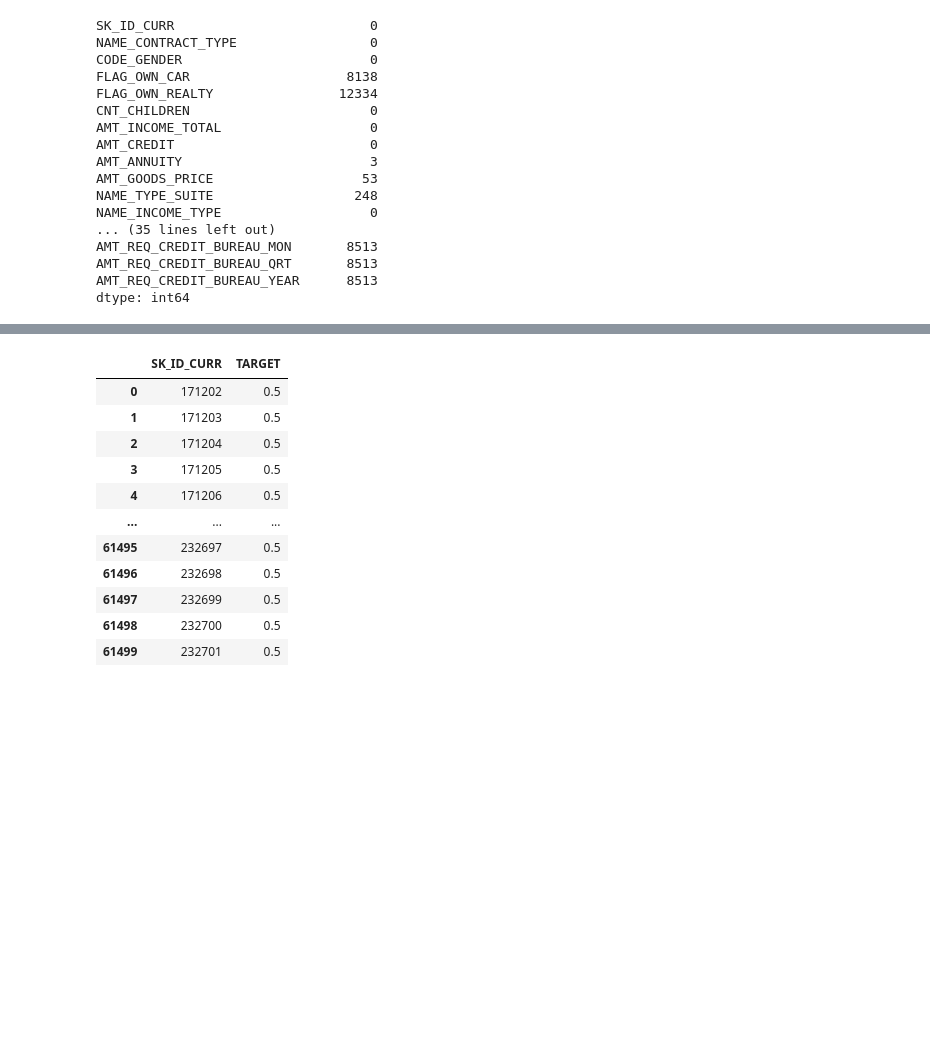
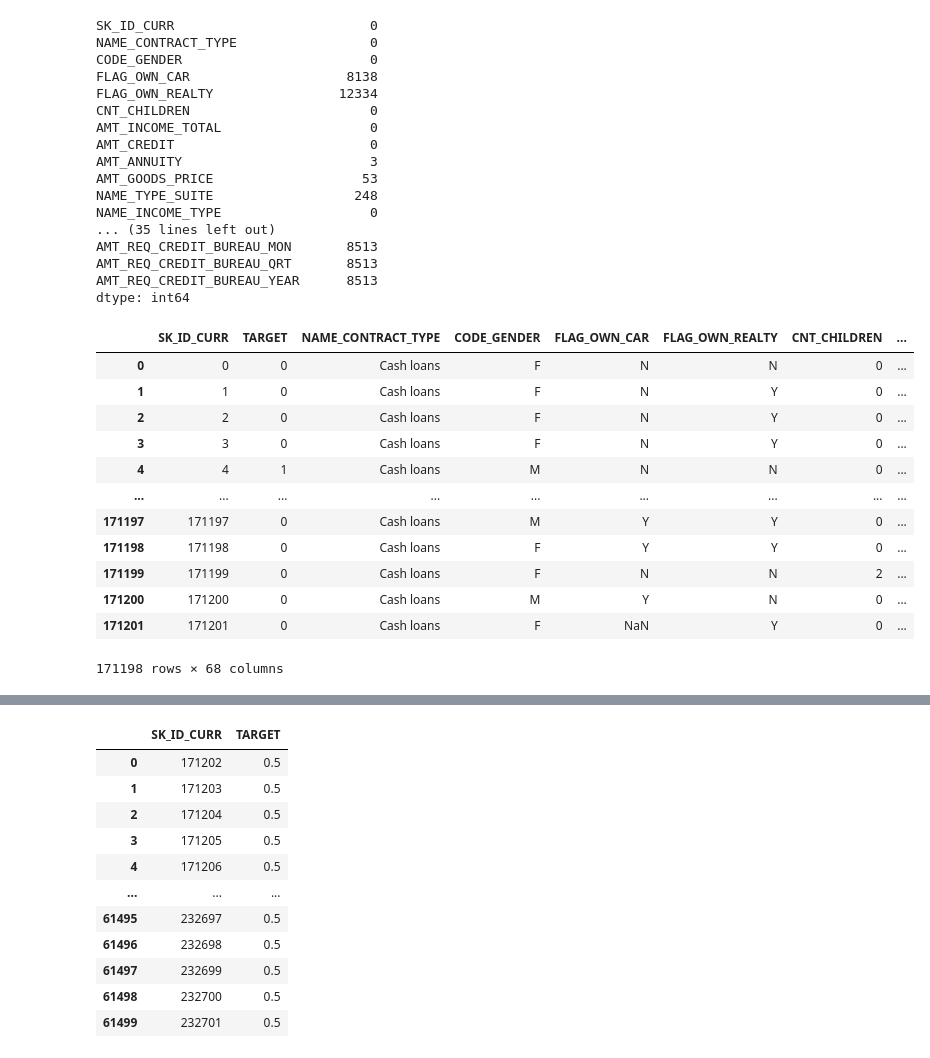
Before and after one commit to world779/GCI, a Jupyter notebook: home_credit_default_risk.ipynb, the cells around one changed output, grey strips where cells are left out. Saved outputs shown, nothing was run; the diff lists cells and outputs as text; code cells hidden in the pictures; blank space fills up the shorter version.

```diff
--- a/home_credit_default_risk.ipynb
+++ b/home_credit_default_risk.ipynb
@@ -98,0 +117,30 @@ df_test.loc[(df_test["NAME_HOUSING_TYPE"].values == "With parents ") & (df_test[
+# %%
+df["AGE_INT"]=df["DAYS_BIRTH"]/-365
+df_test["AGE_INT"]=df_test["DAYS_BIRTH"]/-365
+# %%
+df=df.drop("DAYS_BIRTH",axis=1)
+df_test=df_test.drop("DAYS_BIRTH",axis=1)
+# %%
+#df['NEW_CREDIT_TO_ANNUITY_RATIO'] = df['AMT_CREDIT'] / df['AMT_ANNUITY']
+df['NEW_CREDIT_TO_GOODS_RATIO'] = df['AMT_CREDIT'] / df['AMT_GOODS_PRICE']
+df['NEW_DOC_IND_KURT'] = df[docs].kurtosis(axis=1)
+df['NEW_LIVE_IND_SUM'] = df[live].sum(axis=1)
+df['NEW_INC_PER_CHLD'] = df['AMT_INCOME_TOTAL'] / (1 + df['CNT_CHILDREN'])
+df['NEW_INC_BY_ORG'] = df['ORGANIZATION_TYPE'].map(inc_by_org)
+#df['NEW_EMPLOY_TO_BIRTH_RATIO'] = df['DAYS_EMPLOYED'] / df['DAYS_BIRTH']
+#df['NEW_ANNUITY_TO_INCOME_RATIO'] = df['AMT_ANNUITY'] / (1 + df['AMT_INCOME_TOTAL'])
+df['NEW_SOURCES_PROD'] = df['EXT_SOURCE_1'] * df['EXT_SOURCE_2'] * df['EXT_SOURCE_3']
+df['NEW_EXT_SOURCES_MEAN'] = df[['EXT_SOURCE_1', 'EXT_SOURCE_2', 'EXT_SOURCE_3']].mean(axis=1)
+df['NEW_SCORES_STD'] = df[['EXT_SOURCE_1', 'EXT_SOURCE_2', 'EXT_SOURCE_3']].std(axis=1)
+df['NEW_SCORES_STD'] = df['NEW_SCORES_STD'].fillna(df['NEW_SCORES_STD'].mean())
+df['NEW_CAR_TO_BIRTH_RATIO'] = df['OWN_CAR_AGE'] / df['AGE_INT']
+df['NEW_CAR_TO_EMPLOY_RATIO'] = df['OWN_CAR_AGE'] / df['DAYS_EMPLOYED']
+df['NEW_PHONE_TO_BIRTH_RATIO'] = df['DAYS_LAST_PHONE_CHANGE'] / df['AGE_INT']
+df['NEW_PHONE_TO_BIRTH_RATIO_EMPLOYER'] = df['DAYS_LAST_PHONE_CHANGE'] / df['DAYS_EMPLOYED']
+#df['NEW_CREDIT_TO_INCOME_RATIO'] = df['AMT_CREDIT'] / df['AMT_INCOME_TOTAL']
+# %%
+df['DAYS_EMPLOYED_PERC'] = df['DAYS_EMPLOYED'] / df['AGE_INT']
+df['INCOME_CREDIT_PERC'] = df['AMT_INCOME_TOTAL'] / df['AMT_CREDIT']
+df['INCOME_PER_PERSON'] = df['AMT_INCOME_TOTAL'] / (1+df['CNT_FAM_MEMBERS'])
+df['ANNUITY_INCOME_PERC'] = df['AMT_ANNUITY'] / (1+df['AMT_INCOME_TOTAL'])
+df['PAYMENT_RATE'] = df['AMT_ANNUITY'] / df['AMT_CREDIT']
@@ -98,0 +207,16 @@ df_test.loc[(df_test["NAME_HOUSING_TYPE"].values == "With parents ") & (df_test[
+# %%
+df
+# %% [output]
+|  | SK_ID_CURR | TARGET | NAME_CONTRACT_TYPE | CODE_GENDER | FLAG_OWN_CAR | FLAG_OWN_REALTY | CNT_CHILDREN | ... |
+| 0 | 0 | 0 | Cash loans | F | N | N | 0 | ... |
+| 1 | 1 | 0 | Cash loans | F | N | Y | 0 | ... |
+| 2 | 2 | 0 | Cash loans | F | N | Y | 0 | ... |
+| 3 | 3 | 0 | Cash loans | F | N | Y | 0 | ... |
+| 4 | 4 | 1 | Cash loans | M | N | N | 0 | ... |
+| ... | ... | ... | ... | ... | ... | ... | ... | ... |
+| 171197 | 171197 | 0 | Cash loans | M | Y | Y | 0 | ... |
+| 171198 | 171198 | 0 | Cash loans | F | Y | Y | 0 | ... |
+| 171199 | 171199 | 0 | Cash loans | F | N | N | 2 | ... |
+| 171200 | 171200 | 0 | Cash loans | M | Y | N | 0 | ... |
+| 171201 | 171201 | 0 | Cash loans | F | NaN | Y | 0 | ... |
+171198 rows × 68 columns
```
Also changed, not shown: parts of 47 cells of this notebook.
